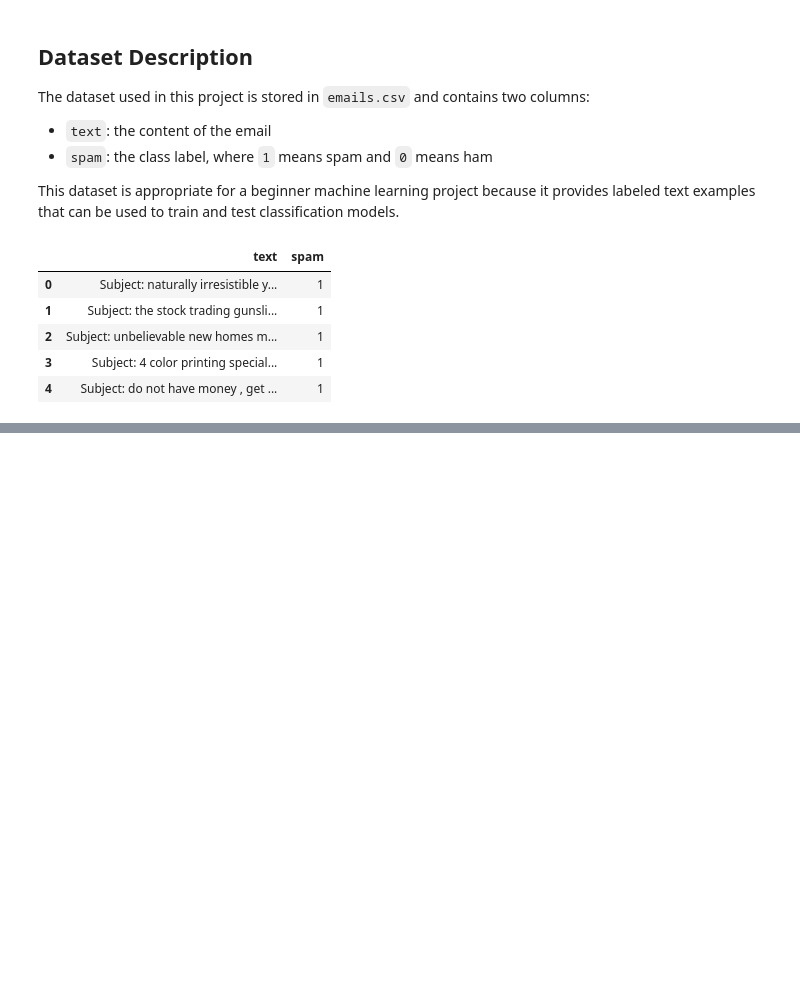
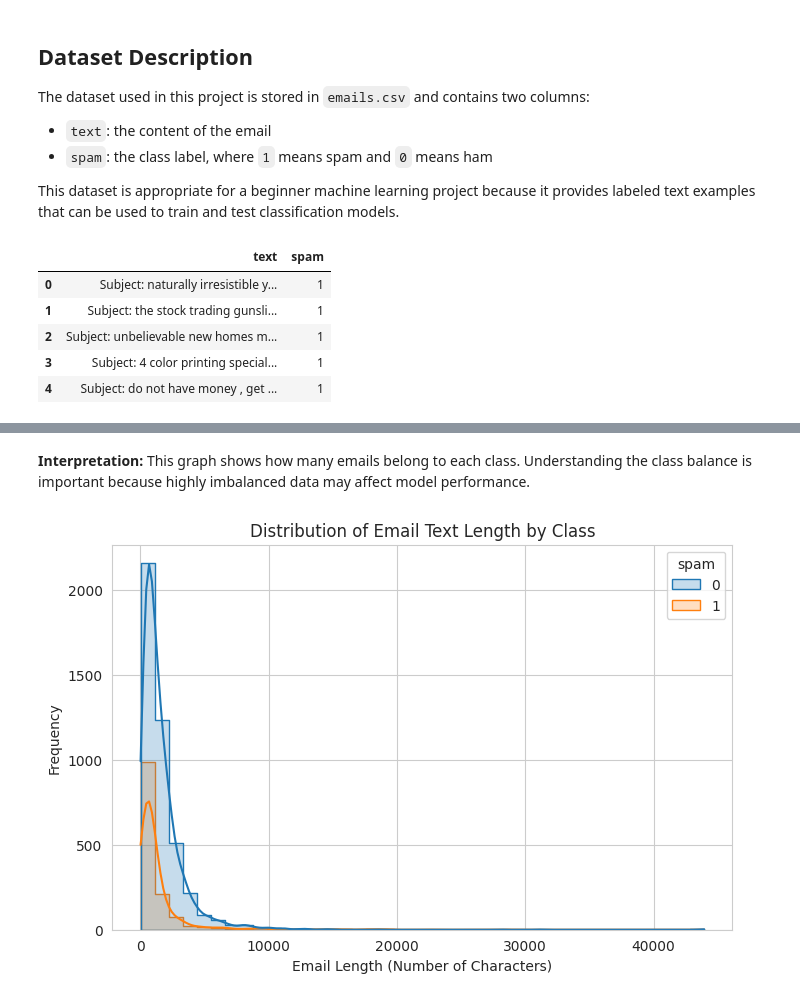
Before and after one commit to iiMedR/ML_spam_email_classification, a Jupyter notebook: spam_email_detection_notebook.ipynb, the cells around one changed output, grey strips where cells are left out. Saved outputs shown, nothing was run; the diff lists cells and outputs as text; code cells hidden in the pictures; blank space fills up the shorter version.

```diff
--- a/spam_email_detection_notebook.ipynb
+++ b/spam_email_detection_notebook.ipynb
@@ -84,0 +133,14 @@ df.head()
+# %% [markdown]
+**Interpretation:** This graph shows how many emails belong to each class. Understanding the class balance is important because highly imbalanced data may affect model performance.
+# %%
+df["text"] = df["text"].fillna("")
+df["text_length"] = df["text"].apply(len)
+
+plt.figure(figsize=(8, 5))
+sns.histplot(data=df, x="text_length", hue="spam", bins=40, kde=True, element="step")
+plt.title("Distribution of Email Text Length by Class")
+plt.xlabel("Email Length (Number of Characters)")
+plt.ylabel("Frequency")
+plt.show()
+# %% [output]
+[figure, added]
```
Also changed, not shown: parts of 6 cells of this notebook.
